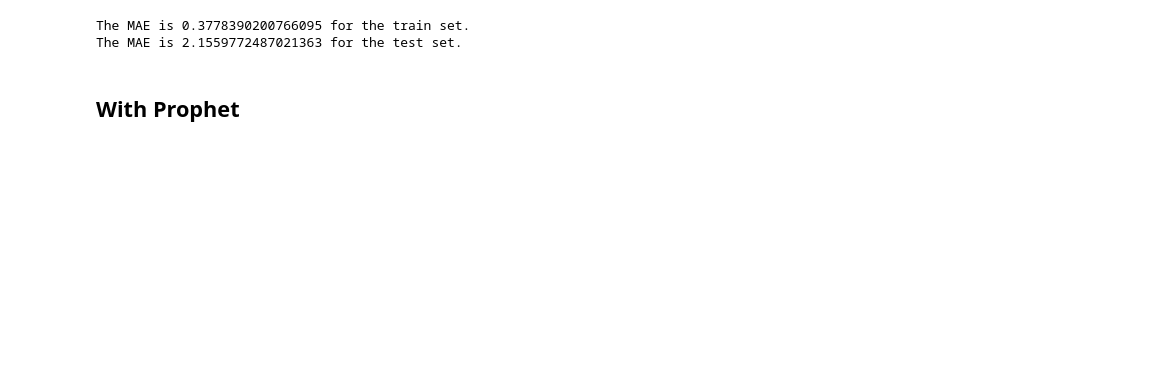
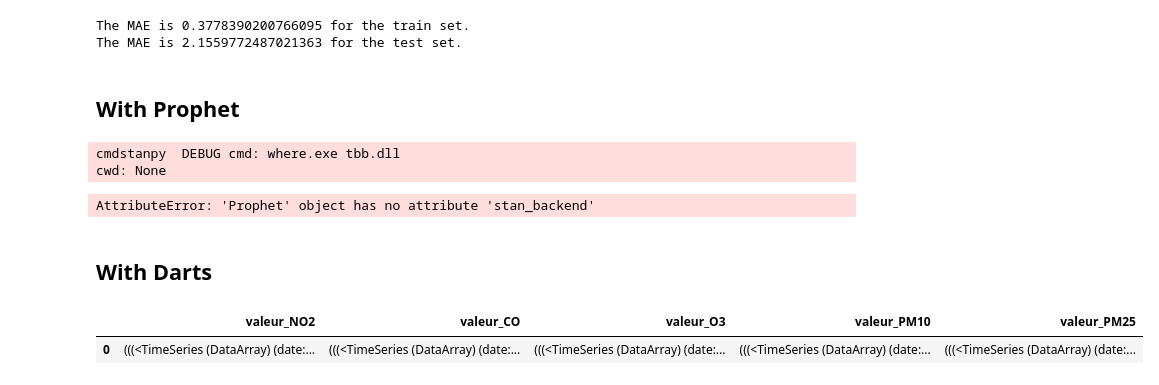
Before and after one commit to julescrevola/air_quality, a Jupyter notebook: notebooks/final_notebook.ipynb, the cells around one changed output. Saved outputs shown, nothing was run; the diff lists cells and outputs as text; code cells hidden in the pictures; blank space fills up the shorter version.

```diff
--- a/notebooks/final_notebook.ipynb
+++ b/notebooks/final_notebook.ipynb
@@ -417,27 +436,10 @@ import pandas as pd
 import numpy as np
 from prophet import Prophet
 
-# Create sample data (same as before)
-date_rng = pd.date_range(start='2022-01-01', end='2022-01-30', freq='H')
-np.random.seed(42)
-
-# Generate random target values for 5 different targets
-target_values_1 = np.random.rand(len(date_rng)) * 100
-target_values_2 = np.random.rand(len(date_rng)) * 50
-target_values_3 = np.random.rand(len(date_rng)) * 30
-target_values_4 = np.random.rand(len(date_rng)) * 200
-target_values_5 = np.random.rand(len(date_rng)) * 80
-
-# Create DataFrame
-df = pd.DataFrame(date_rng, columns=['date'])
-df['target_1'] = target_values_1
-df['target_2'] = target_values_2
-df['target_3'] = target_values_3
-df['target_4'] = target_values_4
-df['target_5'] = target_values_5
+y_train = y_train.reset_index()
 
 # Prepare the predictions for each target using Prophet
-for target in ['target_1', 'target_2', 'target_3', 'target_4', 'target_5']:
+for target in y_train.columns:
     df_prophet = df.rename(columns={'date': 'ds', target: 'y'})
 
     # Initialize and fit the Prophet model
@@ -445,7 +447,7 @@ for target in ['target_1', 'target_2', 'target_3', 'target_4', 'target_5']:
     model.fit(df_prophet)
 
     # Create a DataFrame for future predictions (next 5 hours)
-    future_dates = model.make_future_dataframe(periods=5, freq='H')
+    future_dates = model.make_future_dataframe(periods=504, freq='h')
 
     # Make predictions
     forecast = model.predict(future_dates)
@@ -453,6 +455,12 @@ for target in ['target_1', 'target_2', 'target_3', 'target_4', 'target_5']:
     # Display predictions
     print(f"\nPredicted Values for {target}:")
     print(forecast[['ds', 'yhat', 'yhat_lower', 'yhat_upper']].tail(5))
+# %% [output]
+cmdstanpy  DEBUG cmd: where.exe tbb.dll
+cwd: None
+AttributeError: 'Prophet' object has no attribute 'stan_backend'
+# %% [markdown]
+## With Darts
 # %%
 import pandas as pd
 import numpy as np
@@ -531,0 +498,6 @@ print(predictions_5.values())
+# %%
+pd.DataFrame([[predictions_1, predictions_2, predictions_3, predictions_4, predictions_5]],
+             columns=["valeur_NO2", "valeur_CO", "valeur_O3", "valeur_PM10", "valeur_PM25"])
+# %% [output]
+|  | valeur_NO2 | valeur_CO | valeur_O3 | valeur_PM10 | valeur_PM25 |
+| 0 | (((<TimeSeries (DataArray) (date:... | (((<TimeSeries (DataArray) (date:... | (((<TimeSeries (DataArray) (date:... | (((<TimeSeries (DataArray) (date:... | (((<TimeSeries (DataArray) (date:... |
```
Also changed, not shown: parts of 21 cells of this notebook.
